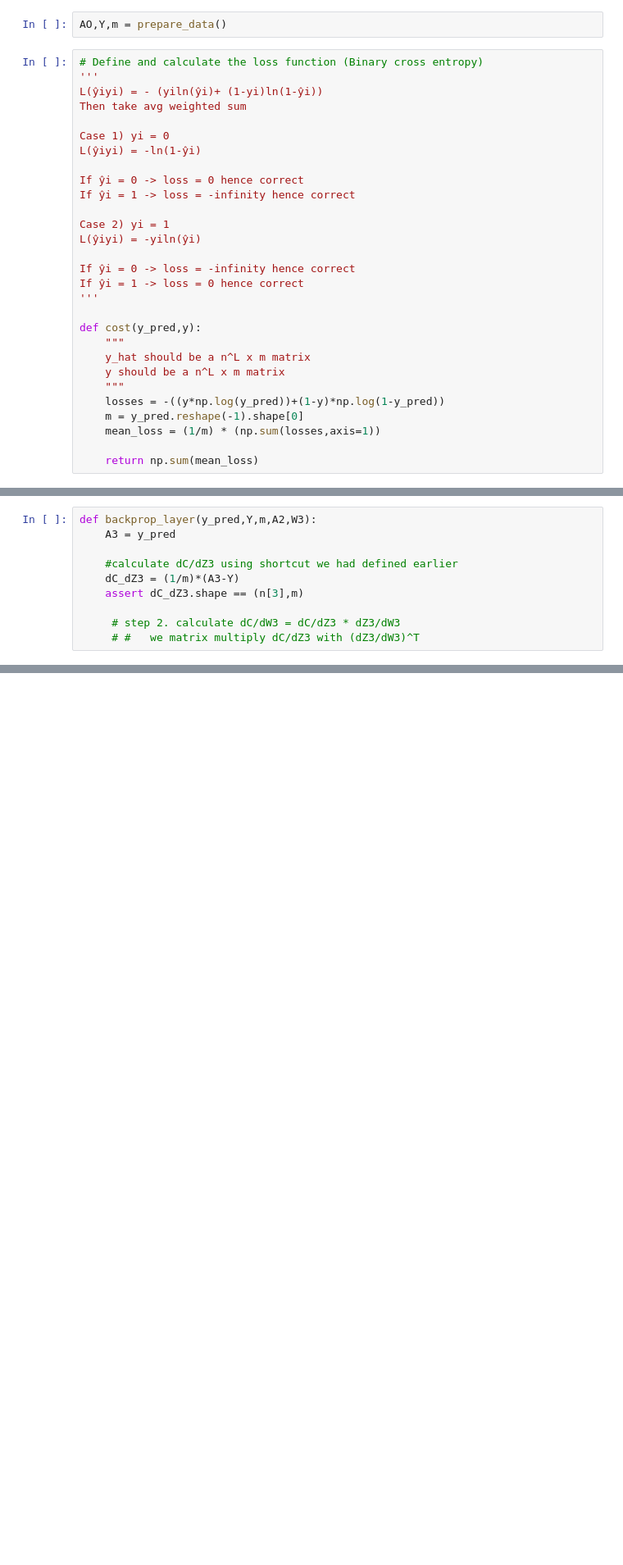
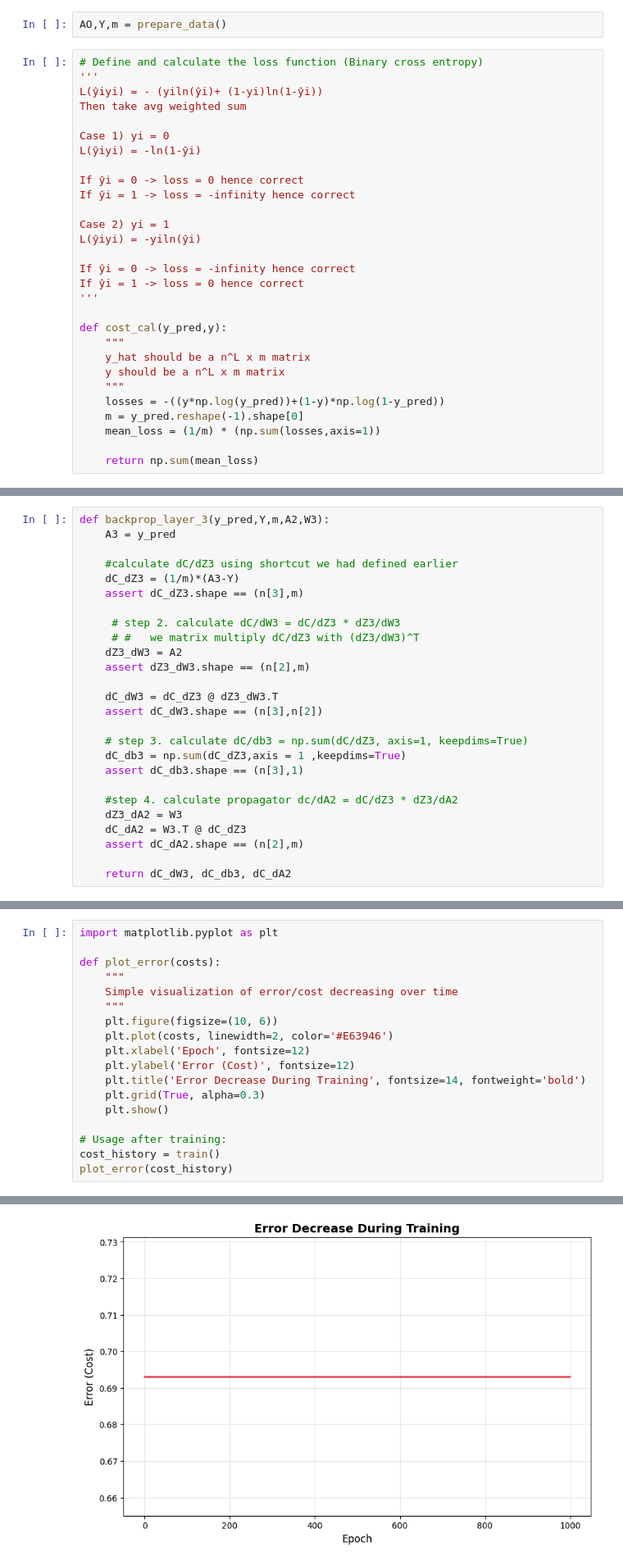
Before and after one commit to AparimeyaTiwari/AI_ENGINEERING_JOURNEY, a Jupyter notebook: neural_net_scratch.ipynb, the cells around one changed output, grey strips where cells are left out. Shown: that part at 82% size. Cells and saved outputs as stored; diff of their text form; blank space fills up the shorter version.

```diff
--- a/neural_net_scratch.ipynb
+++ b/neural_net_scratch.ipynb
@@ -100,7 +376,7 @@ If ŷi = 0 -> loss = -infinity hence correct
 If ŷi = 1 -> loss = 0 hence correct
 '''
 
-def cost(y_pred,y):
+def cost_cal(y_pred,y):
     """
     y_hat should be a n^L x m matrix
     y should be a n^L x m matrix
@@ -115,5 +389,5 @@ np.float64(0.7054912925544268)
 # %%
-def backprop_layer(y_pred,Y,m,A2,W3):
+def backprop_layer_3(y_pred,Y,m,A2,W3):
     A3 = y_pred
 
     #calculate dC/dZ3 using shortcut we had defined earlier
@@ -122,3 +396,19 @@ def backprop_layer(y_pred,Y,m,A2,W3):
 
      # step 2. calculate dC/dW3 = dC/dZ3 * dZ3/dW3
      # #   we matrix multiply dC/dZ3 with (dZ3/dW3)^T
+    dZ3_dW3 = A2
+    assert dZ3_dW3.shape == (n[2],m)
+
+    dC_dW3 = dC_dZ3 @ dZ3_dW3.T
+    assert dC_dW3.shape == (n[3],n[2])
+
+    # step 3. calculate dC/db3 = np.sum(dC/dZ3, axis=1, keepdims=True)
+    dC_db3 = np.sum(dC_dZ3,axis = 1 ,keepdims=True)
+    assert dC_db3.shape == (n[3],1)
+
+    #step 4. calculate propagator dc/dA2 = dC/dZ3 * dZ3/dA2
+    dZ3_dA2 = W3
+    dC_dA2 = W3.T @ dC_dZ3
+    assert dC_dA2.shape == (n[2],m)
+
+    return dC_dW3, dC_db3, dC_dA2
@@ -124,0 +549,19 @@ def backprop_layer(y_pred,Y,m,A2,W3):
+# %%
+import matplotlib.pyplot as plt
+
+def plot_error(costs):
+    """
+    Simple visualization of error/cost decreasing over time
+    """
+    plt.figure(figsize=(10, 6))
+    plt.plot(costs, linewidth=2, color='#E63946')
+    plt.xlabel('Epoch', fontsize=12)
+    plt.ylabel('Error (Cost)', fontsize=12)
+    plt.title('Error Decrease During Training', fontsize=14, fontweight='bold')
+    plt.grid(True, alpha=0.3)
+    plt.show()
+
+# Usage after training:
+cost_history = train()
+plot_error(cost_history)
+# %% [output]
@@ -124,0 +585 @@ def backprop_layer(y_pred,Y,m,A2,W3):
+[figure, added]
```
Also changed, not shown: parts of 7 cells of this notebook.
